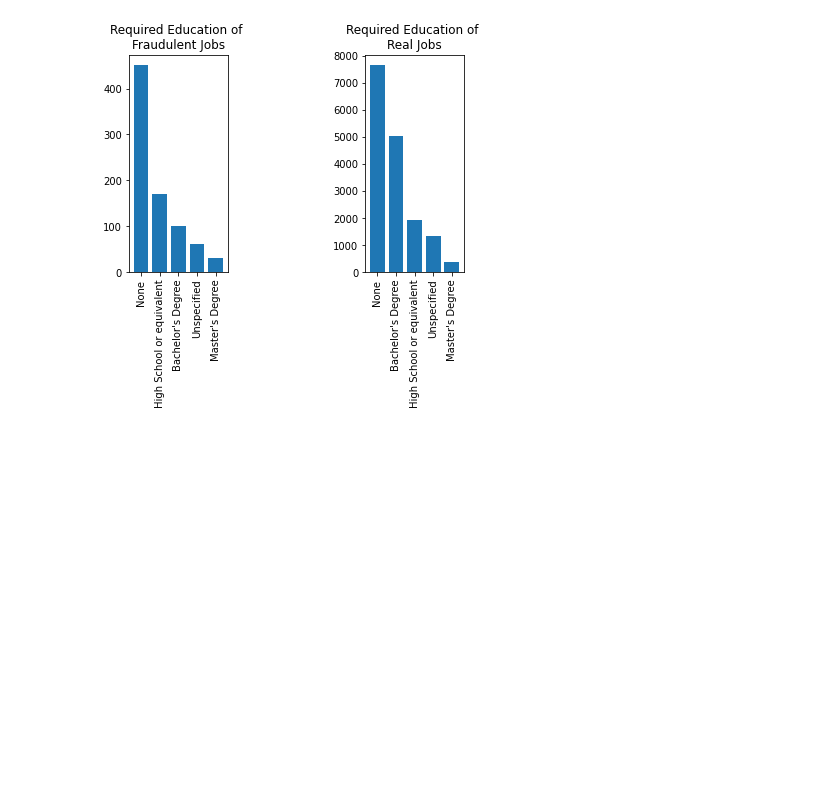
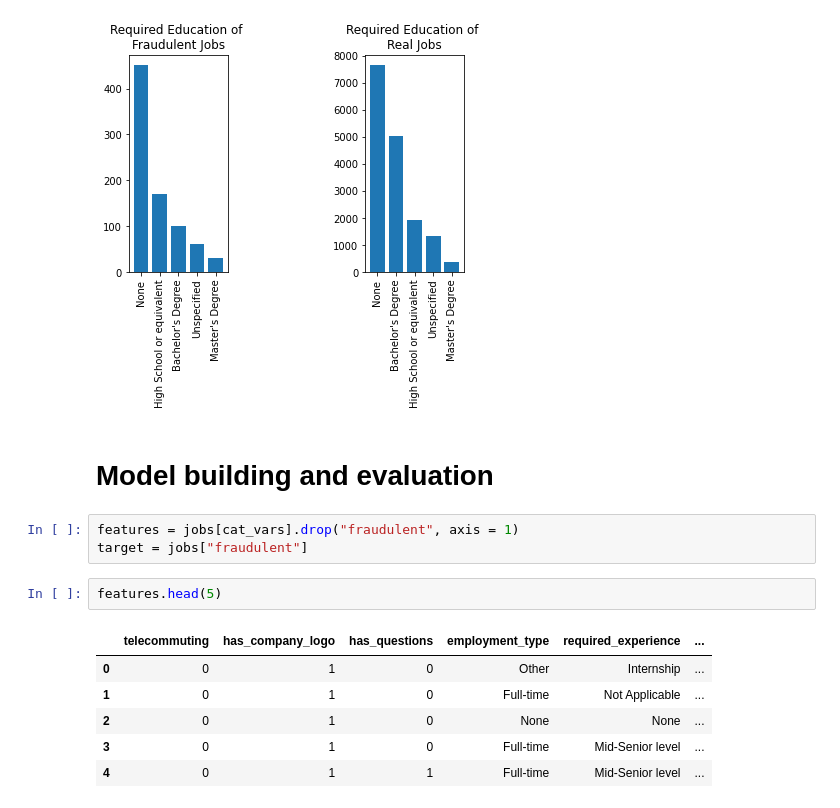
Before and after one commit to karriechou/hacktheglobe_2023, a Jupyter notebook: team17_fake_jobs_model.ipynb, the cells around one changed output. Drawn from its saved outputs; the diff is of its cells as text; blank space fills up the shorter version.

```diff
--- a/team17_fake_jobs_model.ipynb
+++ b/team17_fake_jobs_model.ipynb
@@ -190,3 +189,17 @@ plt.title("Required Education of \nReal Jobs")
 plt.show()
 # %% [output]
 [figure]
+# %% [markdown]
+# Model building and evaluation
+# %%
+features = jobs[cat_vars].drop("fraudulent", axis = 1)
+target = jobs["fraudulent"]
+# %%
+features.head(5)
+# %% [output]
+|  | telecommuting | has_company_logo | has_questions | employment_type | required_experience | ... |
+| 0 | 0 | 1 | 0 | Other | Internship | ... |
+| 1 | 0 | 1 | 0 | Full-time | Not Applicable | ... |
+| 2 | 0 | 1 | 0 | None | None | ... |
+| 3 | 0 | 1 | 0 | Full-time | Mid-Senior level | ... |
+| 4 | 0 | 1 | 1 | Full-time | Mid-Senior level | ... |
```
Also changed, not shown: parts of 9 cells of this notebook.
